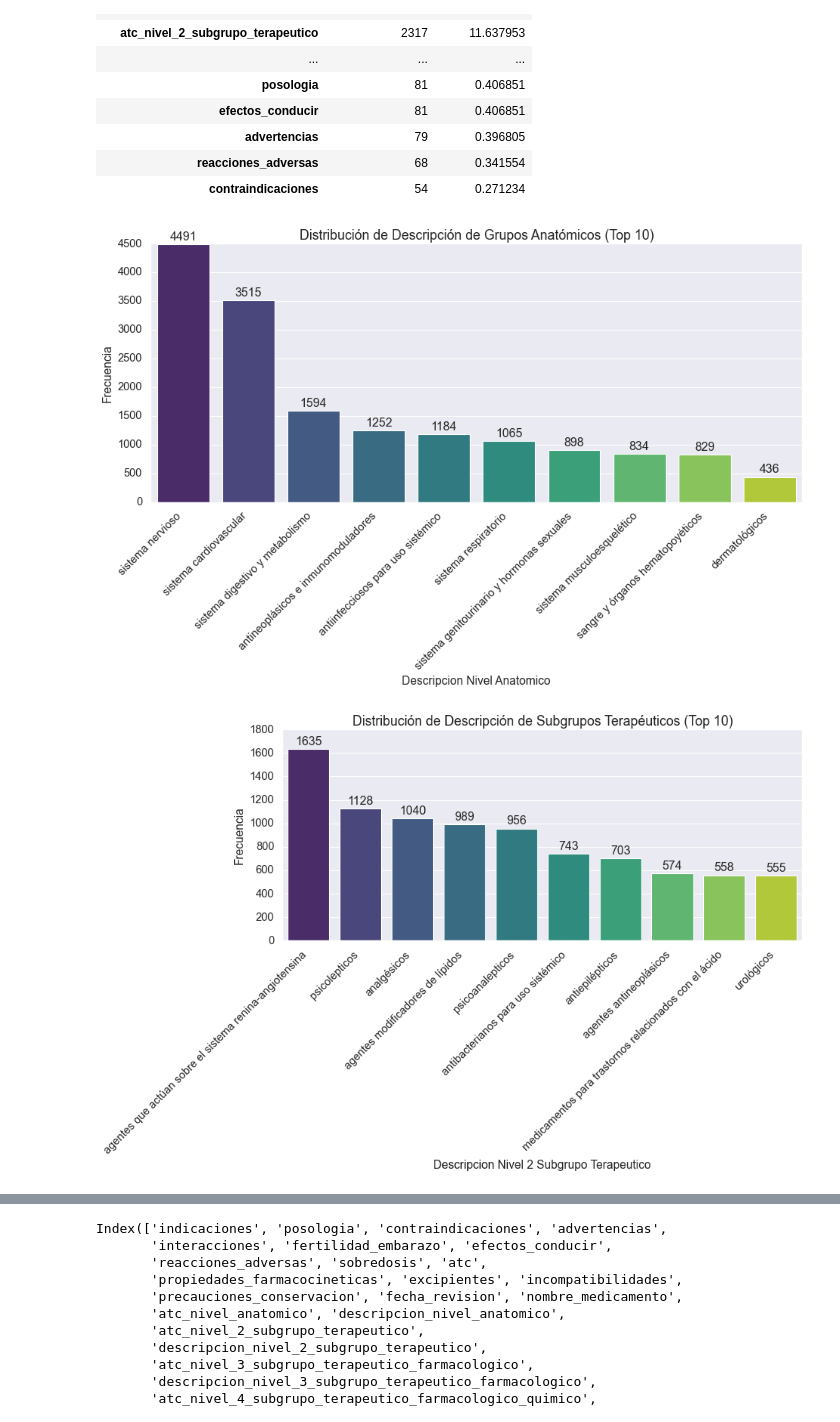
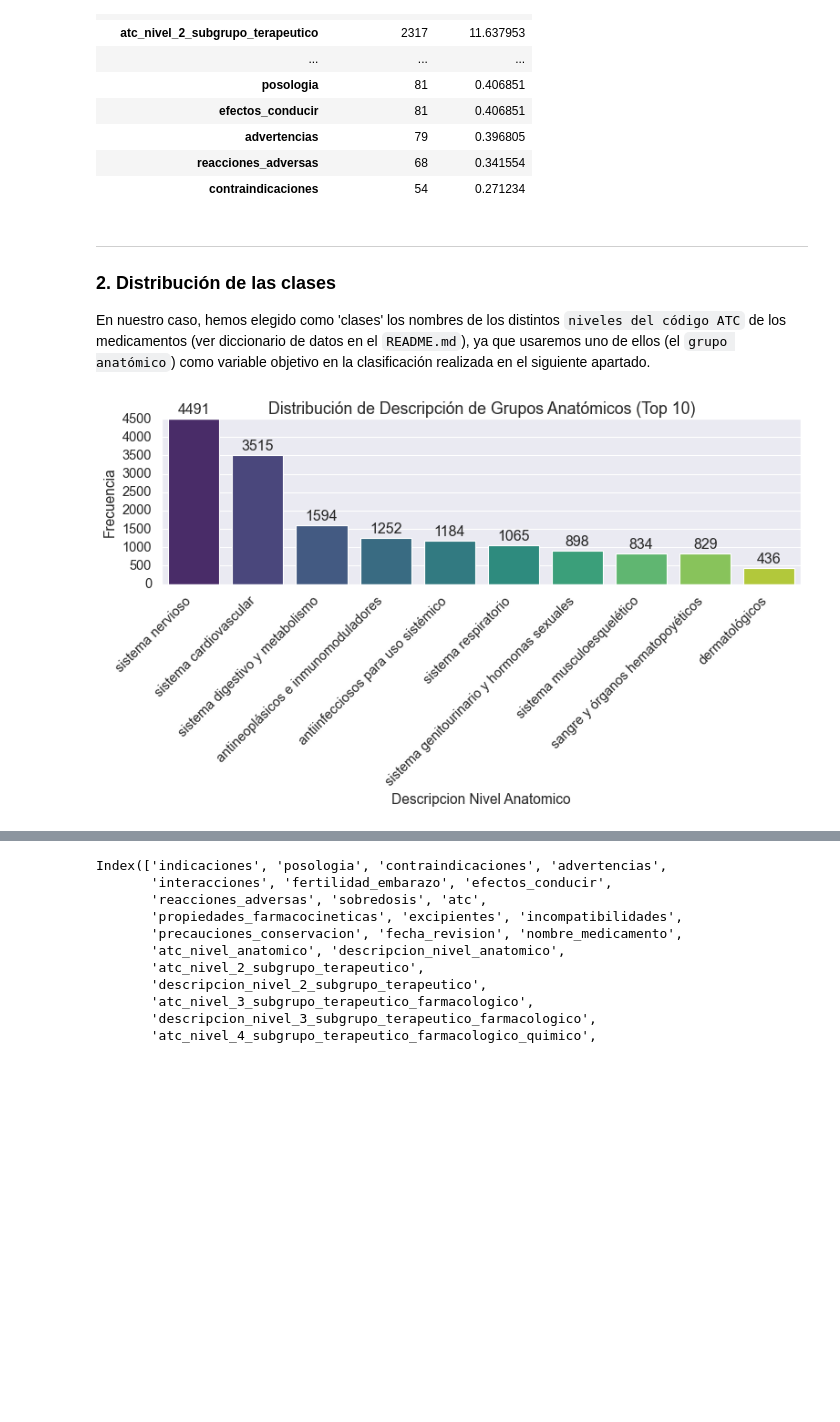
Before and after one commit to carlosriegom/PharmAI, a Jupyter notebook: src/3_eda/eda_analysis.ipynb, the cells around one changed output, grey strips where cells are left out. Cells and saved outputs as stored; diff of their text form; code cells hidden in the pictures; blank space fills up the shorter version.

Commit message:
EDA y clasificación cambiadas

```diff
--- a/src/3_eda/eda_analysis.ipynb
+++ b/src/3_eda/eda_analysis.ipynb
@@ -102,12 +112,16 @@ Valores faltantes por columna:
 | advertencias | 79 | 0.396805 |
 | reacciones_adversas | 68 | 0.341554 |
 | contraindicaciones | 54 | 0.271234 |
+# %% [markdown]
+---
+### **2. Distribución de las clases**
+En nuestro caso, hemos elegido como 'clases' los nombres de los distintos `niveles del código ATC` de los medicamentos (ver diccionario de datos en el `README.md`), ya que usaremos uno de ellos (el `grupo anatómico`) como variable objetivo en la clasificación realizada en el siguiente apartado.
 # %%
 # Función para crear gráficos de distribución de categorías
 def plot_category_distribution(
     dataframe, column, description_column, title, top_n=10, palette="viridis"
 ):
-    plt.figure(figsize=(12, 8))
+    plt.figure(figsize=(10, 6))
 
     # Obtener las top_n categorías más frecuentes en las descripciones
     top_categories = dataframe[description_column].value_counts().head(top_n)
@@ -123,56 +137,31 @@ def plot_category_distribution(
     # Añadir etiquetas y título
     plt.title(f"{title} (Top {top_n})", fontsize=16)
     plt.xlabel(description_column.replace("_", " ").title(), fontsize=14)
     plt.ylabel("Frecuencia", fontsize=14)
     plt.xticks(rotation=45, ha="right")
 
     # Añadir valores en las barras
     for p in ax.patches:
         ax.annotate(
             format(p.get_height(), ".0f"),
             (p.get_x() + p.get_width() / 2.0, p.get_height()),
             ha="center",
             va="center",
             xytext=(0, 9),
             textcoords="offset points",
         )
 
     plt.tight_layout()
     plt.show()
 
 
 # Distribución de Descripción de Grupos Anatómicos
 # En principio nos quedamos con esta categoría para el análisis únicamente
 plot_category_distribution(
     medicamentos_df,
     "atc_nivel_anatomico",
     "descripcion_nivel_anatomico",
     "Distribución de Descripción de Grupos Anatómicos",
 )
-
-# Distribución de Descripción de Subgrupos Terapéuticos
-plot_category_distribution(
-    medicamentos_df,
-    "atc_nivel_2_subgrupo_terapeutico",
-    "descripcion_nivel_2_subgrupo_terapeutico",
-    "Distribución de Descripción de Subgrupos Terapéuticos",
-)
-
-# Distribución de Descripción de Subgrupos Farmacológicos
-plot_category_distribution(
-    medicamentos_df,
-    "atc_nivel_3_subgrupo_terapeutico_farmacologico",
-    "descripcion_nivel_3_subgrupo_terapeutico_farmacologico",
-    "Distribución de Descripción de Subgrupos Farmacológicos",
-)
-
-# Distribución de Descripción de Subgrupos Farmacológicos Químicos
-plot_category_distribution(
-    medicamentos_df,
-    "atc_nivel_4_subgrupo_terapeutico_farmacologico_quimico",
-    "descripcion_nivel_4_subgrupo_terapeutico_farmacologico_quimico",
-    "Distribución de Descripción de Subgrupos Farmacológicos Químicos",
-)
 # %% [output]
-[figure, old version]
+[figure, new version]
-[figure, removed]
```
Also changed, not shown: parts of 12 cells of this notebook, 1 other file.
